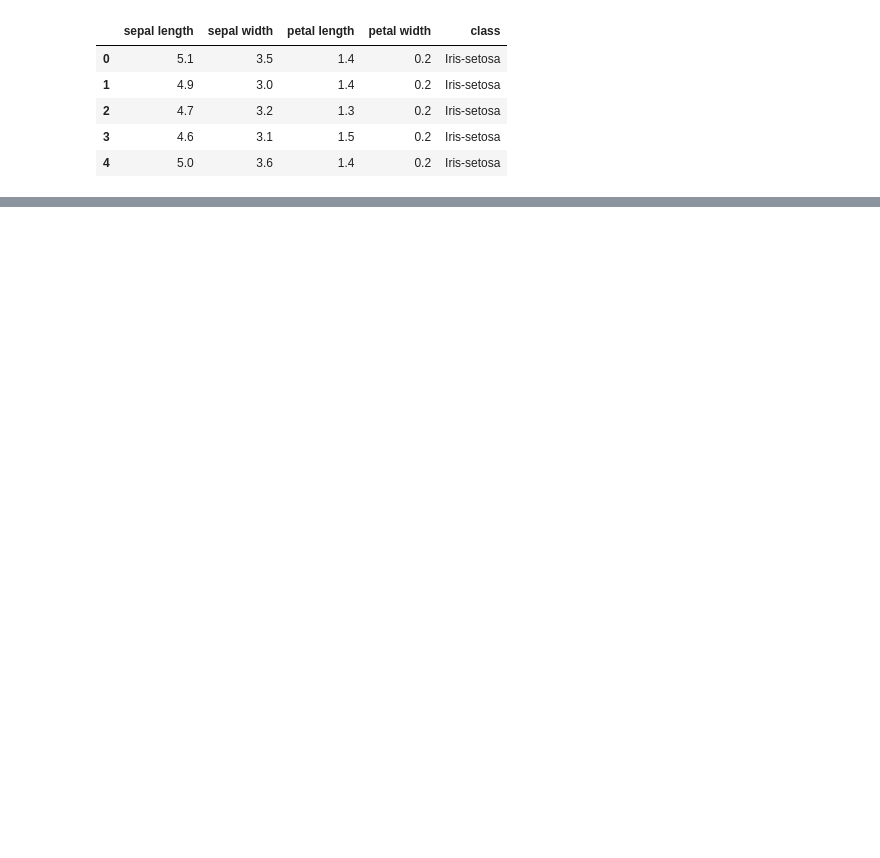
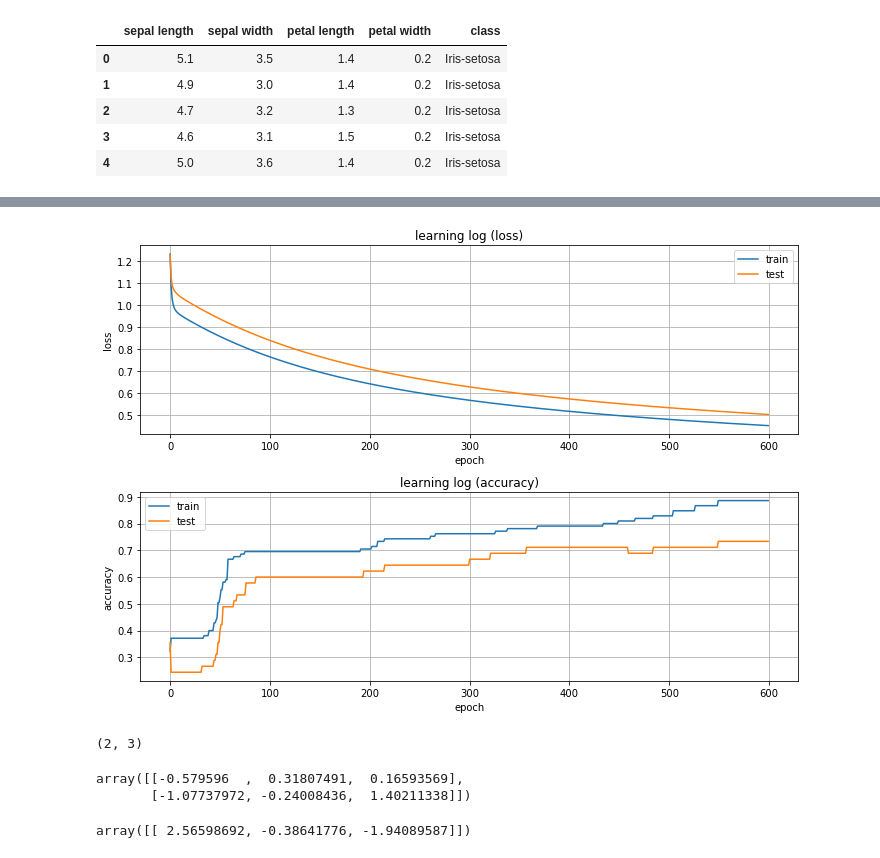
Before and after one commit to technobrain/data_sci, a Jupyter notebook: 1803_gradient_descent/GradientDescent.ipynb, the cells around one changed output, grey strips where cells are left out. Saved outputs shown, nothing was run; the diff lists cells and outputs as text; code cells hidden in the pictures; blank space fills up the shorter version.

```diff
--- a/1803_gradient_descent/GradientDescent.ipynb
+++ b/1803_gradient_descent/GradientDescent.ipynb
@@ -36,0 +89,12 @@ print(open("data/iris.names", "r").read())
+# %%
+# 学習データとテストデータで分割
+from sklearn.cross_validation import train_test_split
+from sklearn.preprocessing import StandardScaler
+from sklearn.utils import shuffle
+
+shuffle(X, y, random_state=0)
+
+#ss = StandardScaler()
+#X_train = ss.fit_transform(X_train)
+#X_test = ss.transform(X_test)
+X_train, X_test, y_train, y_test = train_test_split(X,y,test_size = 0.3, random_state = 0)
@@ -36,0 +103,5 @@ print(open("data/iris.names", "r").read())
+# %%
+clf = MultipleLogisticRegressioniClassifier()
+# %%
+clf.init_state = True
+clf.fit(X_train, y_train, X_test, y_test, lr=0.05, steps=600)
@@ -36,0 +126,39 @@ print(open("data/iris.names", "r").read())
+# %%
+import matplotlib.pyplot as plt
+import numpy as np
+plt.figure(figsize=(10, 7))
+plt.subplot(211)
+plt.title("learning log (loss)")
+plt.xlabel("epoch")
+plt.ylabel("loss")
+plt.plot(np.arange(len(clf.loss)), clf.loss, label="train")
+plt.plot(np.arange(len(clf.loss)), clf.val_loss, label="test")
+plt.legend(loc="best")
+plt.grid(True)
+
+plt.subplot(212)
+plt.title("learning log (accuracy)")
+plt.xlabel("epoch")
+plt.ylabel("accuracy")
+plt.plot(np.arange(len(clf.loss)), clf.acc, label="train")
+plt.plot(np.arange(len(clf.loss)), clf.val_acc, label="test")
+plt.legend(loc="best")
+plt.grid(True)
+
+plt.tight_layout()
+plt.show()
+# %% [output]
+[figure, added]
+# %%
+clf.W.shape
+# %% [output]
+(2, 3)
+# %%
+clf.W
+# %% [output]
+array([[-0.579596  ,  0.31807491,  0.16593569],
+       [-1.07737972, -0.24008436,  1.40211338]])
+# %%
+clf.b
+# %% [output]
+array([[ 2.56598692, -0.38641776, -1.94089587]])
```
Also changed, not shown: parts of 14 cells of this notebook, 5 other files.
